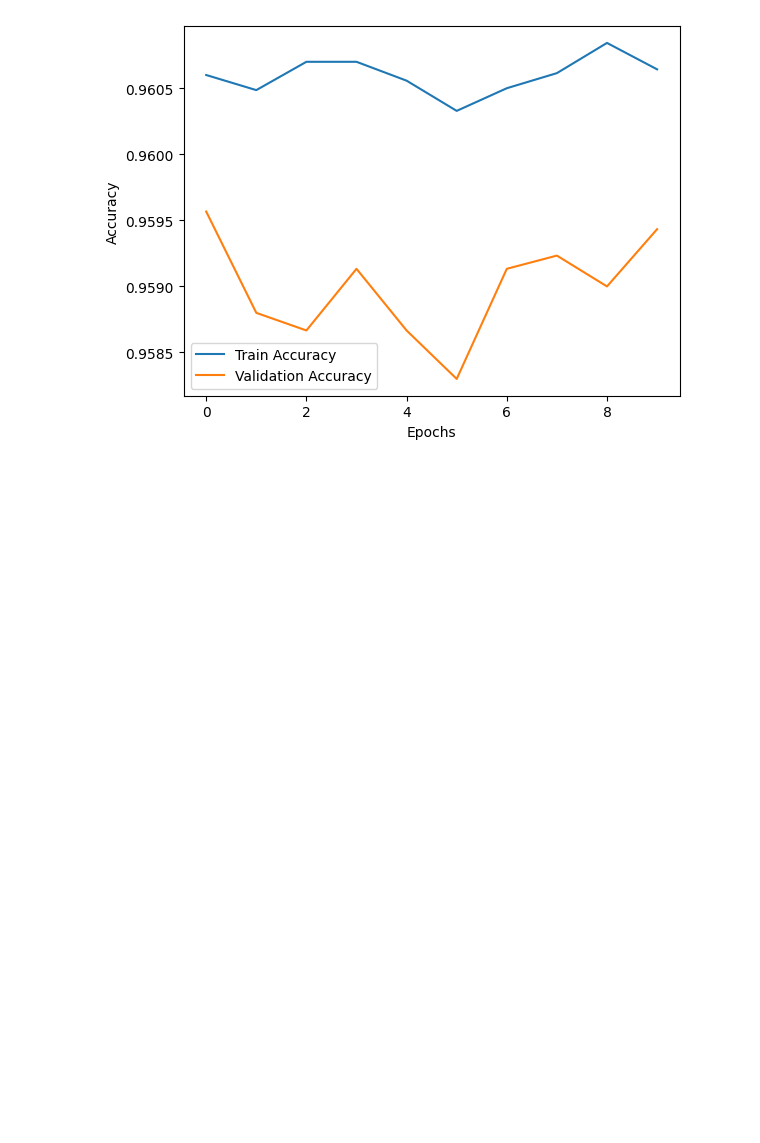
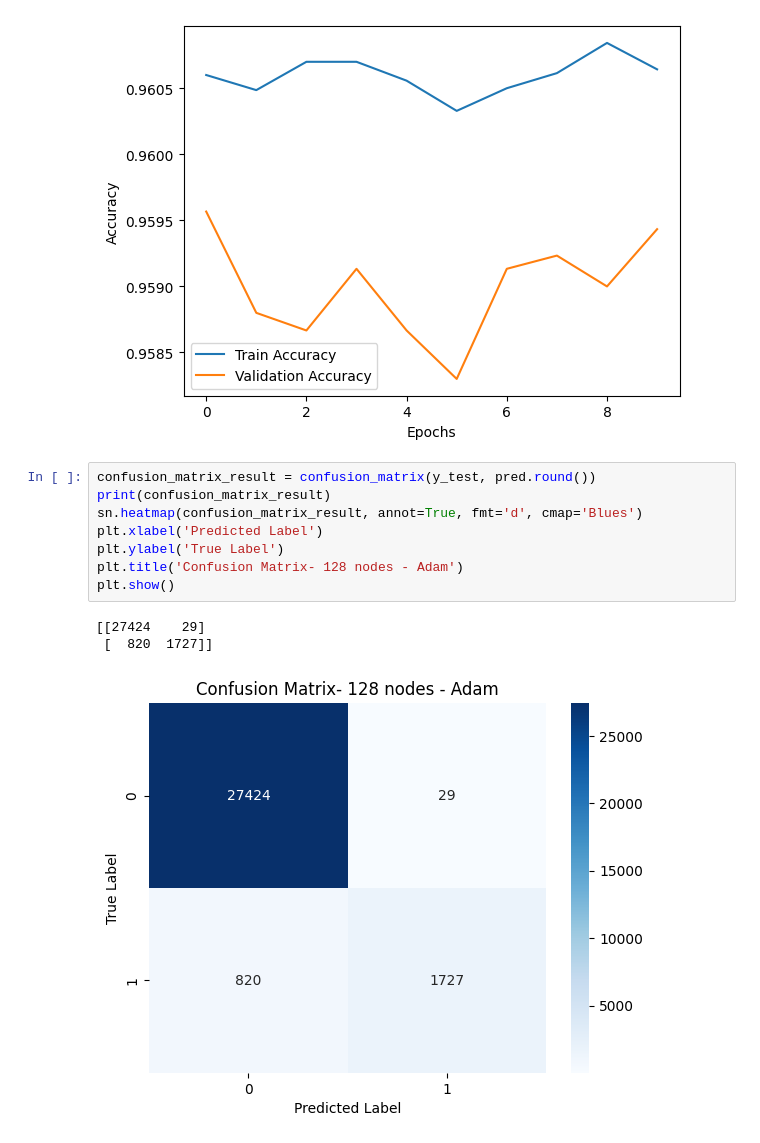
Before and after one commit to joshIsac/DeepLearningLab, a Jupyter notebook: 2348523_DL_lab3.ipynb, the cells around one changed output. Drawn from its saved outputs; the diff is of its cells as text; blank space fills up the shorter version.

```diff
--- a/2348523_DL_lab3.ipynb
+++ b/2348523_DL_lab3.ipynb
@@ -336,3 +336,15 @@ plt.legend()
 plt.show()
 # %% [output]
 [figure]
+# %%
+confusion_matrix_result = confusion_matrix(y_test, pred.round())
+print(confusion_matrix_result)
+sn.heatmap(confusion_matrix_result, annot=True, fmt='d', cmap='Blues')
+plt.xlabel('Predicted Label')
+plt.ylabel('True Label')
+plt.title('Confusion Matrix- 128 nodes - Adam')
+plt.show()
+# %% [output]
+[[27424    29]
+ [  820  1727]]
+[figure, added]
```
Also changed, not shown: parts of 1 cell of this notebook.
